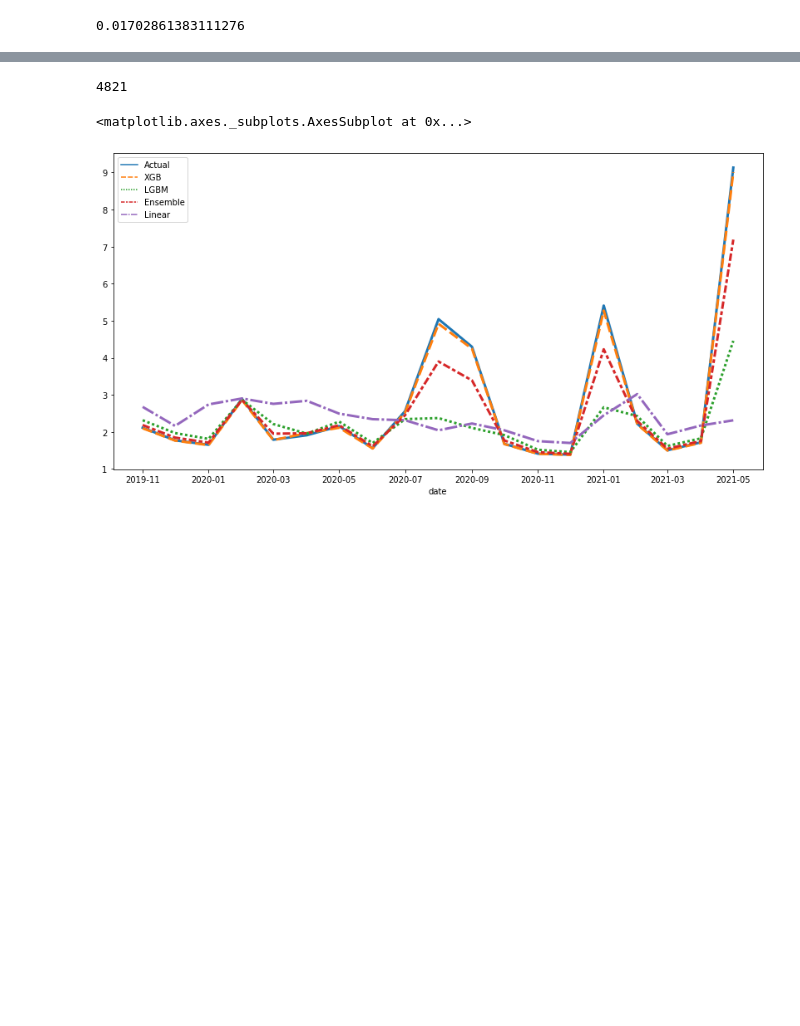
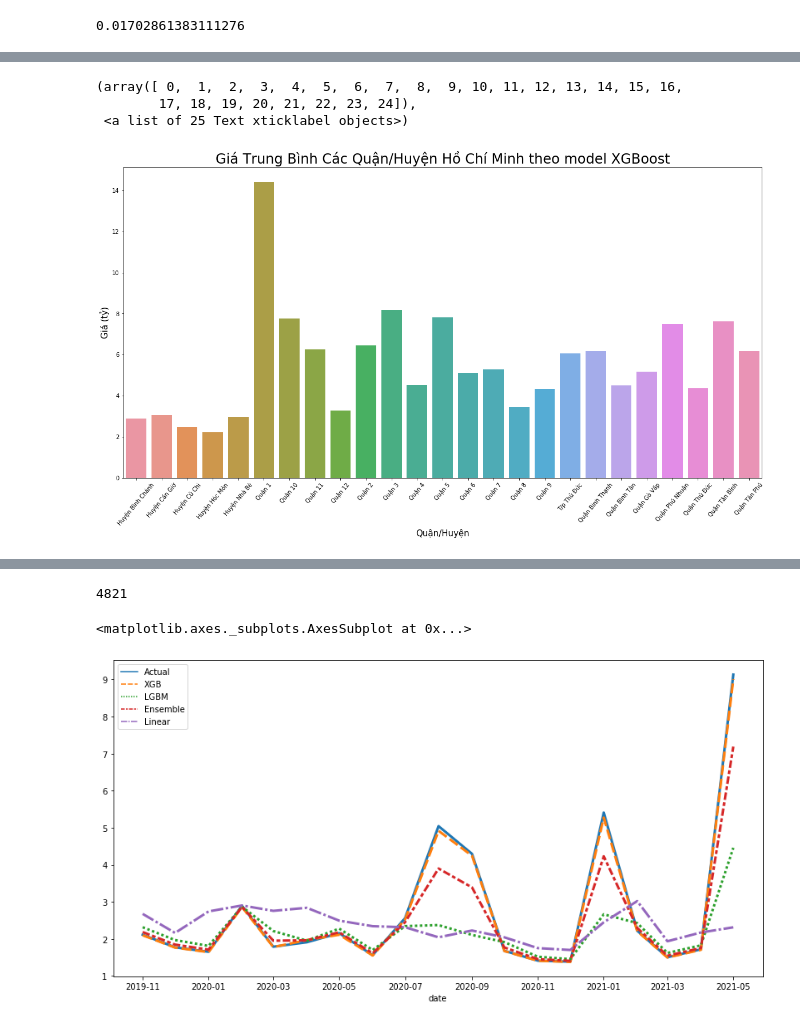
Before and after one commit to nhaidepdai213/NhaDatDuong, a Jupyter notebook: NhaDat_2_HCM.ipynb, the cells around one changed output, grey strips where cells are left out. Cells and saved outputs as stored; diff of their text form; code cells hidden in the pictures; blank space fills up the shorter version.

```diff
--- a/NhaDat_2_HCM.ipynb
+++ b/NhaDat_2_HCM.ipynb
@@ -557,11 +575,20 @@ strong multicollinearity or other numerical problems.
 #   22: 'Quận Thủ Đức',
 #   23: 'Quận Tân Bình',
 #   24: 'Quận Tân Phú'}
+xg_boost_ratio = 0.9
 HCM_copy = HCM.copy()
 HCM_copy.drop(HCM_copy.columns[4], axis =  1, inplace = True)
-HCM_copy = HCM_copy.loc[HCM_copy['Quan/huyen'] == 0]
+# HCM_copy = HCM_copy.loc[HCM_copy['Quan/huyen'] == 0]
 final_predictions_xg = my_XGB_model.predict(HCM_copy)
 final_predictions_lg = lgb_model.predict(HCM_copy)
-final_predictions_li = ols_result.predict(HCM_copy)
+# final_predictions_li = ols_result.predict(HCM_copy)
 ensemble = final_predictions_lg*(1-xg_boost_ratio) + final_predictions_xg*xg_boost_ratio
 # print(statistics.median(np.abs(dif)))
+target = HCM["Gia"]
+print("RMSE :  {:.4f}".format(np.sqrt(mean_squared_error(target, ensemble))))
+print("MSE :  {:.4f}".format(mean_squared_error(target, ensemble)))
+print("MAE :  {:.4f}".format(mean_absolute_error(target, ensemble)))
+print("MAE_median :  {:.4f}".format(median_absolute_error(target, ensemble)))
+print("RMAE :  {:.4f}".format(np.sqrt(mean_absolute_error(target, ensemble))))
+print("RMAE_median :  {:.4f}".format(np.sqrt(median_absolute_error(target, ensemble))))
+print("R2 :  {:.4f}".format(r2_score(target, ensemble)))
@@ -567,0 +603,32 @@ ensemble = final_predictions_lg*(1-xg_boost_ratio) + final_predictions_xg*xg_boo
+# %%
+dictt[1][17] = "T/p Thủ Đức"
+HCM_emsemble = pd.DataFrame()
+HCM_emsemble["Quan/Huyen"] = HCM_copy["Quan/huyen"]
+HCM_emsemble["Gia"] = final_predictions_xg
+a = HCM_emsemble.groupby(['Quan/Huyen']).mean()
+a.index = a.index.map(dictt[1])
+
+HCM_real = pd.DataFrame()
+HCM_real["Quan/Huyen"] = HCM_copy["Quan/huyen"]
+HCM_real["Gia"] = HCM["Gia"]
+real = HCM_real.groupby(['Quan/Huyen']).mean()
+real.index = real.index.map(dictt[1])
+# %%
+# Set the width and height of the figure
+plt.figure(figsize=(20,10))
+# Add title
+plt.title("Giá Trung Bình Các Quận/Huyện Hồ Chí Minh theo model XGBoost", fontsize=24)
+
+# Bar chart showing average arrival delay for Spirit Airlines flights by month
+sns.barplot(x=a.index, y=a["Gia"])
+
+# Add label for vertical axis
+plt.xlabel("Quận/Huyện", fontsize=15)
+plt.ylabel("Giá (tỷ)", fontsize=15)
+
+plt.xticks(rotation=50)
+# %% [output]
+(array([ 0,  1,  2,  3,  4,  5,  6,  7,  8,  9, 10, 11, 12, 13, 14, 15, 16,
+        17, 18, 19, 20, 21, 22, 23, 24]),
+ <a list of 25 Text xticklabel objects>)
+[figure, added]
```
Also changed, not shown: parts of 10 cells of this notebook, 1 other file.
